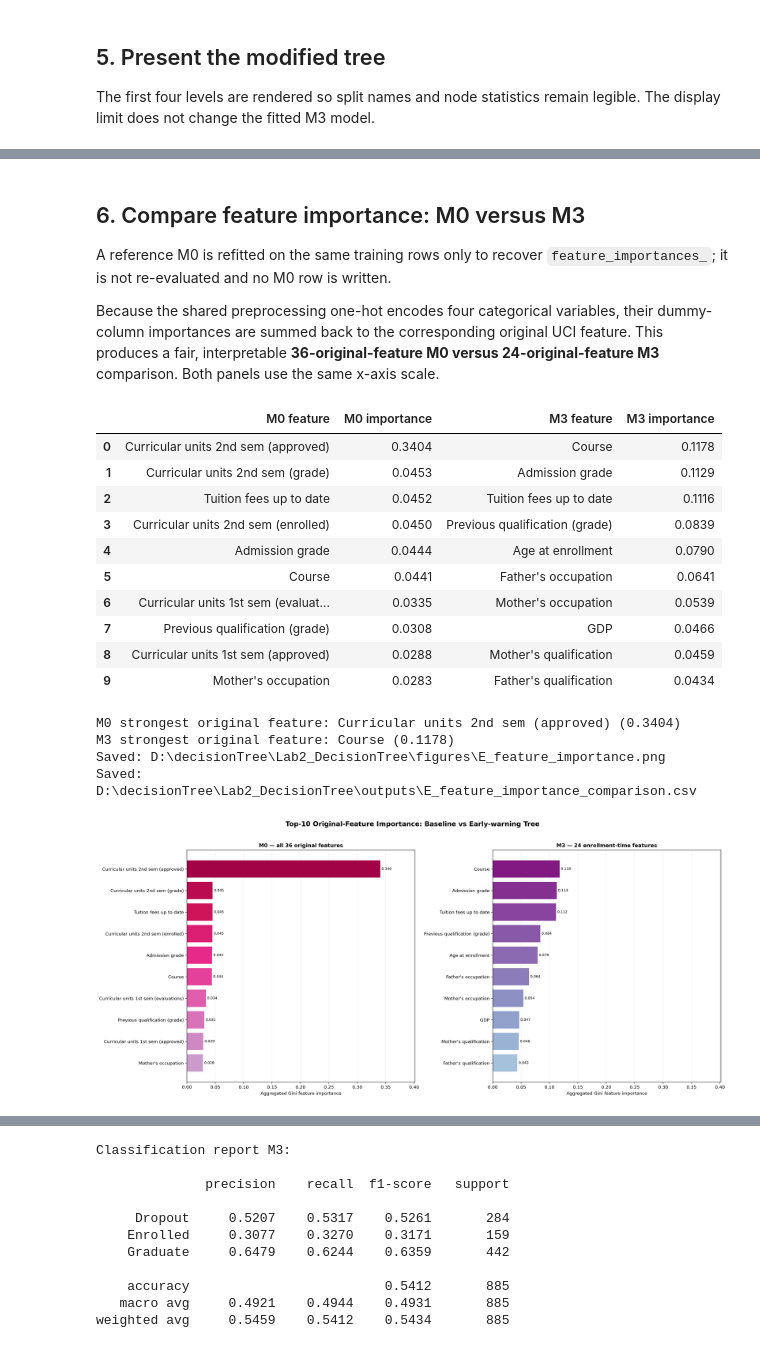
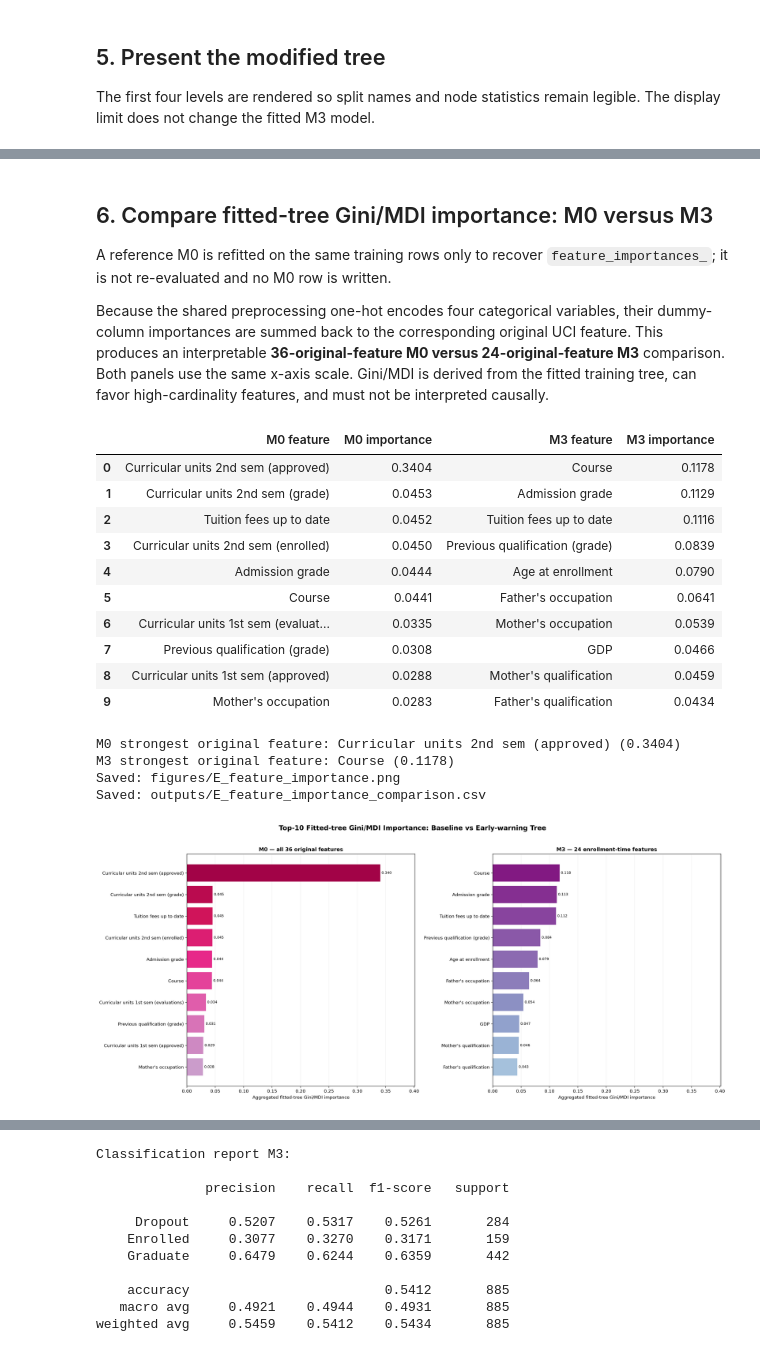
Before and after one commit to thphuc06/Lab2_DecisionTree, a Jupyter notebook: notebooks/05_improve_features.ipynb, the cells around one changed output, grey strips where cells are left out. Saved outputs shown, nothing was run; the diff lists cells and outputs as text; code cells hidden in the pictures.

```diff
--- a/notebooks/05_improve_features.ipynb
+++ b/notebooks/05_improve_features.ipynb
@@ -231,10 +323,10 @@ Saved: D:\decisionTree\Lab2_DecisionTree\figures\E_tree_M3.png
 [figure]
 # %% [markdown]
-## 6. Compare feature importance: M0 versus M3
+## 6. Compare fitted-tree Gini/MDI importance: M0 versus M3
 
 A reference M0 is refitted on the same training rows only to recover `feature_importances_`; it is not re-evaluated and no M0 row is written.
 
-Because the shared preprocessing one-hot encodes four categorical variables, their dummy-column importances are summed back to the corresponding original UCI feature. This produces a fair, interpretable **36-original-feature M0 versus 24-original-feature M3** comparison. Both panels use the same x-axis scale.
+Because the shared preprocessing one-hot encodes four categorical variables, their dummy-column importances are summed back to the corresponding original UCI feature. This produces an interpretable **36-original-feature M0 versus 24-original-feature M3** comparison. Both panels use the same x-axis scale. Gini/MDI is derived from the fitted training tree, can favor high-cardinality features, and must not be interpreted causally.
 # %%
 m0_reference = DecisionTreeClassifier(random_state=42)
 m0_reference.fit(X_train, y_train)
@@ -280,13 +372,13 @@ m3_bars = axes[1].barh(top_m3.index, top_m3.values, color=m3_colors)
 axes[0].set_title("M0 — all 36 original features", fontweight="bold")
 axes[1].set_title("M3 — 24 enrollment-time features", fontweight="bold")
 for axis, bars in zip(axes, (m0_bars, m3_bars)):
-    axis.set_xlabel("Aggregated Gini feature importance")
+    axis.set_xlabel("Aggregated fitted-tree Gini/MDI importance")
     axis.set_xlim(0, common_xmax)
     axis.grid(axis="x", alpha=0.2)
     axis.set_axisbelow(True)
     axis.bar_label(bars, fmt="%.3f", padding=3, fontsize=8)
 fig.suptitle(
-    "Top-10 Original-Feature Importance: Baseline vs Early-warning Tree",
+    "Top-10 Fitted-tree Gini/MDI Importance: Baseline vs Early-warning Tree",
     fontsize=15, fontweight="bold",
 )
 fig.tight_layout(rect=(0, 0, 1, 0.96))
@@ -305,35 +397,35 @@ importance_comparison["M0_rank"] = (
 )
 importance_comparison["M3_rank"] = (
     importance_comparison["M3_importance"].rank(method="min", ascending=False).astype("Int64")
 )
 importance_comparison.to_csv(importance_comparison_path, float_format="%.10f")
 
 importance_top10 = pd.DataFrame({
     "M0 feature": m0_importance.head(TOP_N).index,
     "M0 importance": m0_importance.head(TOP_N).to_numpy(),
     "M3 feature": m3_importance.head(TOP_N).index,
     "M3 importance": m3_importance.head(TOP_N).to_numpy(),
 })
 display(importance_top10.round(4))
 print(f"M0 strongest original feature: {m0_importance.index[0]} ({m0_importance.iloc[0]:.4f})")
 print(f"M3 strongest original feature: {m3_importance.index[0]} ({m3_importance.iloc[0]:.4f})")
-print(f"Saved: {feature_importance_path}")
-print(f"Saved: {importance_comparison_path}")
+print(f"Saved: {feature_importance_path.relative_to(REPO_ROOT).as_posix()}")
+print(f"Saved: {importance_comparison_path.relative_to(REPO_ROOT).as_posix()}")
 display(Image(filename=str(feature_importance_path), width=1200))
 # %% [output]
 |  | M0 feature | M0 importance | M3 feature | M3 importance |
 | 0 | Curricular units 2nd sem (approved) | 0.3404 | Course | 0.1178 |
 | 1 | Curricular units 2nd sem (grade) | 0.0453 | Admission grade | 0.1129 |
 | 2 | Tuition fees up to date | 0.0452 | Tuition fees up to date | 0.1116 |
 | 3 | Curricular units 2nd sem (enrolled) | 0.0450 | Previous qualification (grade) | 0.0839 |
 | 4 | Admission grade | 0.0444 | Age at enrollment | 0.0790 |
 | 5 | Course | 0.0441 | Father's occupation | 0.0641 |
 | 6 | Curricular units 1st sem (evaluat... | 0.0335 | Mother's occupation | 0.0539 |
 | 7 | Previous qualification (grade) | 0.0308 | GDP | 0.0466 |
 | 8 | Curricular units 1st sem (approved) | 0.0288 | Mother's qualification | 0.0459 |
 | 9 | Mother's occupation | 0.0283 | Father's qualification | 0.0434 |
 M0 strongest original feature: Curricular units 2nd sem (approved) (0.3404)
 M3 strongest original feature: Course (0.1178)
-Saved: D:\decisionTree\Lab2_DecisionTree\figures\E_feature_importance.png
-Saved: D:\decisionTree\Lab2_DecisionTree\outputs\E_feature_importance_comparison.csv
+Saved: figures/E_feature_importance.png
+Saved: outputs/E_feature_importance_comparison.csv
-[figure, old version]
+[figure, new version]
```
Also changed, not shown: parts of 11 cells of this notebook, 8 other files.
